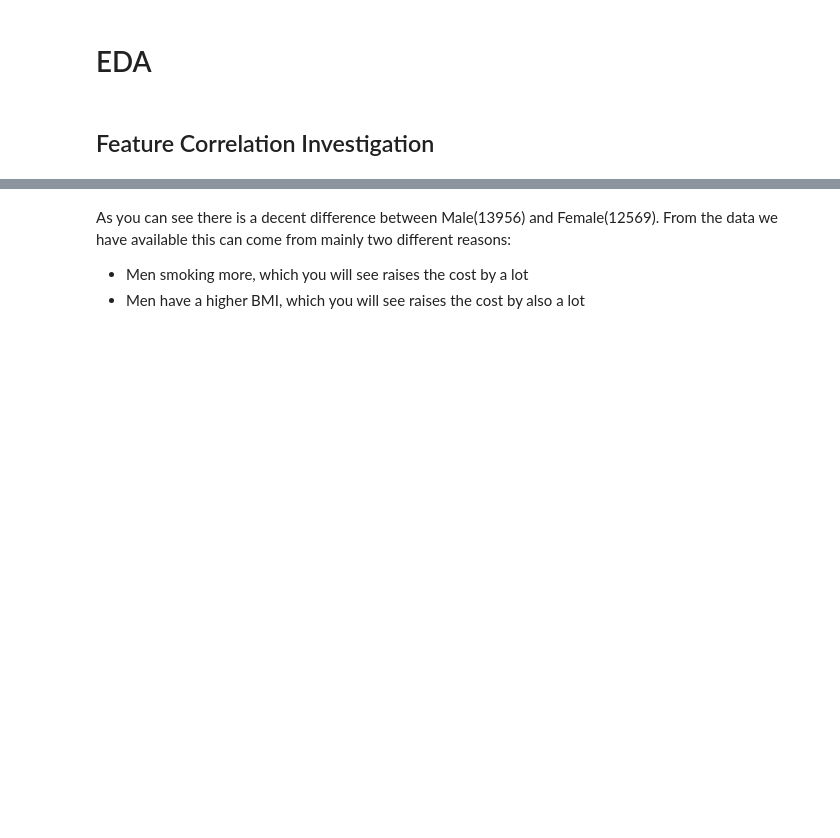
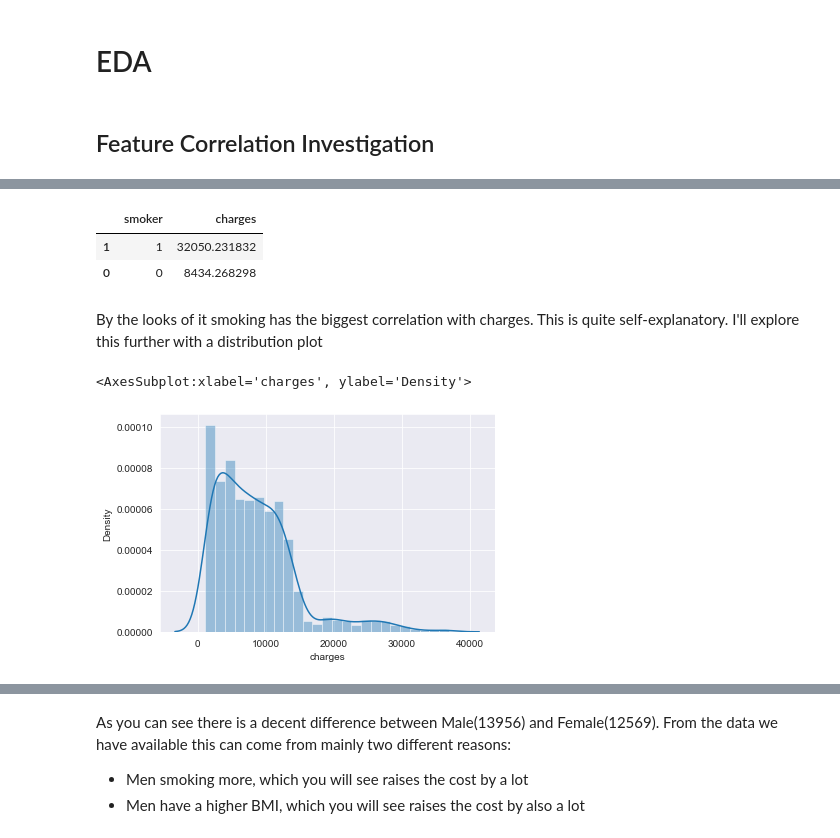
Before and after one commit to Markuski2023/MLGit, a Jupyter notebook: regression.ipynb, the cells around one changed output, grey strips where cells are left out. Saved outputs shown, nothing was run; the diff lists cells and outputs as text; code cells hidden in the pictures; blank space fills up the shorter version.

```diff
--- a/regression.ipynb
+++ b/regression.ipynb
@@ -182,0 +185,13 @@ df_z_score = z_score_normalizing(df)
+# %%
+df[['smoker', 'charges']].groupby(['smoker'], as_index=False).mean().sort_values(by='charges', ascending=False)
+# %% [output]
+|  | smoker | charges |
+| 1 | 1 | 32050.231832 |
+| 0 | 0 | 8434.268298 |
+# %% [markdown]
+By the looks of it smoking has the biggest correlation with charges. This is quite self-explanatory. I'll explore this further with a distribution plot
+# %%
+sns.distplot(df[(df.smoker == 0)]['charges'])
+# %% [output]
+<AxesSubplot:xlabel='charges', ylabel='Density'>
+[figure, added]
```
Also changed, not shown: parts of 26 cells of this notebook, 1 other file.
